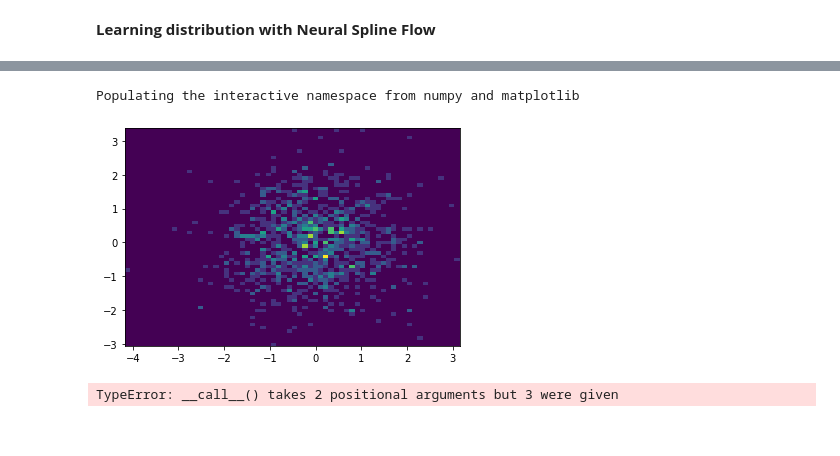
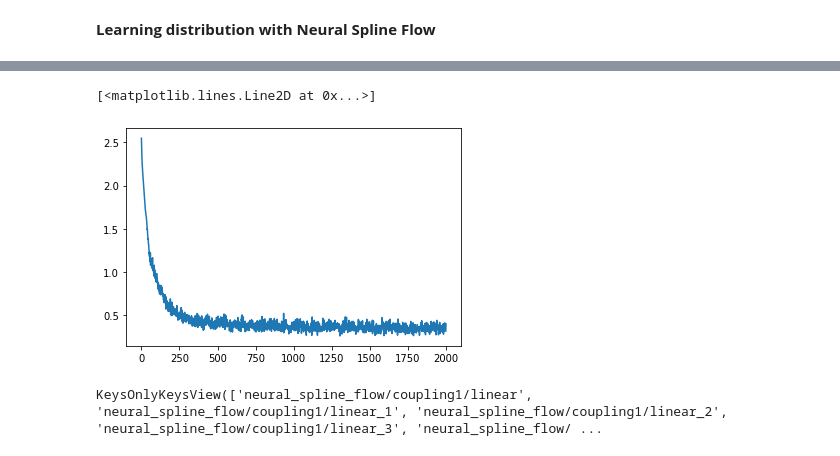
Before and after one commit to b-remy/score-estimation-comparison, a Jupyter notebook: normalizing-flow.ipynb, the cells around one changed output, grey strips where cells are left out. Saved outputs shown, nothing was run; the diff lists cells and outputs as text; code cells hidden in the pictures.

```diff
--- a/normalizing-flow.ipynb
+++ b/normalizing-flow.ipynb
@@ -58,0 +88,24 @@ nvp = tfd.TransformedDistribution(
+# %%
+@jax.jit
+def loss_fn(params, rng_key, batch):
+    log_prob = model.apply(params, rng_key, batch['x'])
+    return -jnp.mean(log_prob)
+# %%
+@jax.jit
+def update(params, rng_key, opt_state, batch):
+    loss, grads = jax.value_and_grad(loss_fn)(params, rng_key, batch)
+    updates, new_opt_state = optimizer.update(grads, opt_state)
+    new_params = optix.apply_updates(params, updates)
+    return loss, new_params, new_opt_state
+# %%
+rng_seq = hk.PRNGSequence(42)
+params = model.init(next(rng_seq), jnp.zeros((1, 2)))
+opt_state = optimizer.init(params)
+# %%
+losses = []
+for step in range(2000):
+    batch = get_batch()
+    loss, params, opt_state = update(params, next(rng_seq), opt_state, batch)
+    losses.append(loss)
+    if step%100==0:
+        print(loss)
@@ -58,0 +133,9 @@ nvp = tfd.TransformedDistribution(
+# %%
+plot(losses)
+# %% [output]
+[<matplotlib.lines.Line2D at 0x...>]
+[figure, added]
+# %%
+print(params.keys())
+# %% [output]
+KeysOnlyKeysView(['neural_spline_flow/coupling1/linear', 'neural_spline_flow/coupling1/linear_1', 'neural_spline_flow/coupling1/linear_2', 'neural_spline_flow/coupling1/linear_3', 'neural_spline_flow/ ...
@@ -61,6 +177,0 @@ samps = nvp.sample((1000,), seed=jax.random.PRNGKey(1))
-# %%
-%pylab inline
-hist2d(samps[:,0], samps[:,1],64);
-# %% [output]
-Populating the interactive namespace from numpy and matplotlib
-[figure, removed]
@@ -98,6 +177,0 @@ forward2 = hk.transform(forward2, apply_rng=True)
-# %%
-x = jnp.zeros((1, 2))
-key = hk.PRNGSequence(3)
-params = forward2.init(next(key), x)
-# %% [output]
-TypeError: __call__() takes 2 positional arguments but 3 were given
```
Also changed, not shown: parts of 20 cells of this notebook.
